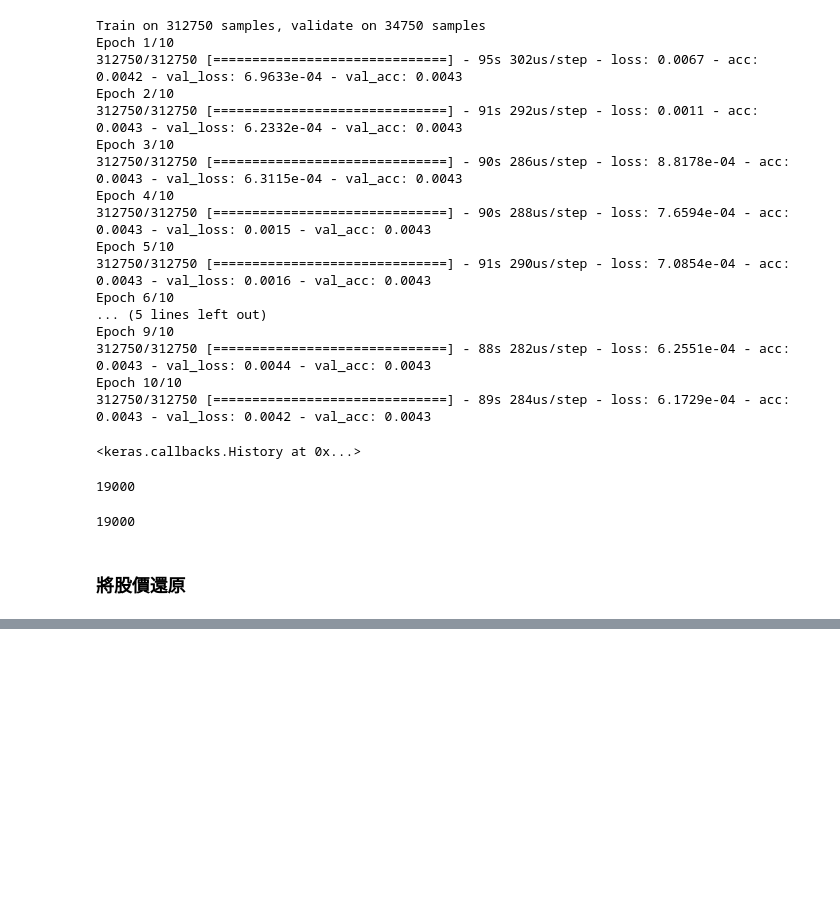
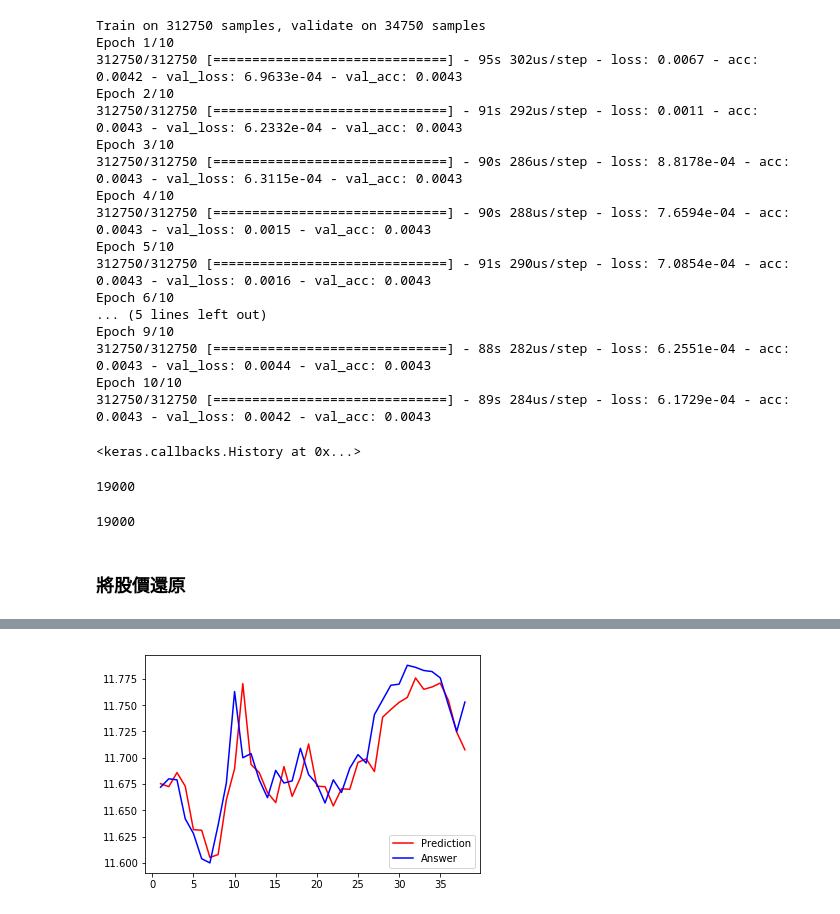
Before and after one commit to wellgary/MachineLearning, a Jupyter notebook: fund_data/revise_fund.ipynb, the cells around one changed output, grey strips where cells are left out. Drawn from its saved outputs; the diff is of its cells as text; code cells hidden in the pictures; blank space fills up the shorter version.

```diff
--- a/fund_data/revise_fund.ipynb
+++ b/fund_data/revise_fund.ipynb
@@ -499,0 +536,2 @@ fund_93_2
+# %%
+plot_2 = summary_pred(merge_fund_data, 200, 201)
@@ -506,0 +565,7 @@ plt.show()
+# %%
+plt.plot(plot_2["pred"][1:39], color='red', label='Prediction')
+plt.plot(plot_2["y_test"][1:39], color='blue', label='Answer')
+plt.legend(loc='best')
+plt.show()
+# %% [output]
+[figure, added]
```
Also changed, not shown: parts of 22 cells of this notebook.
